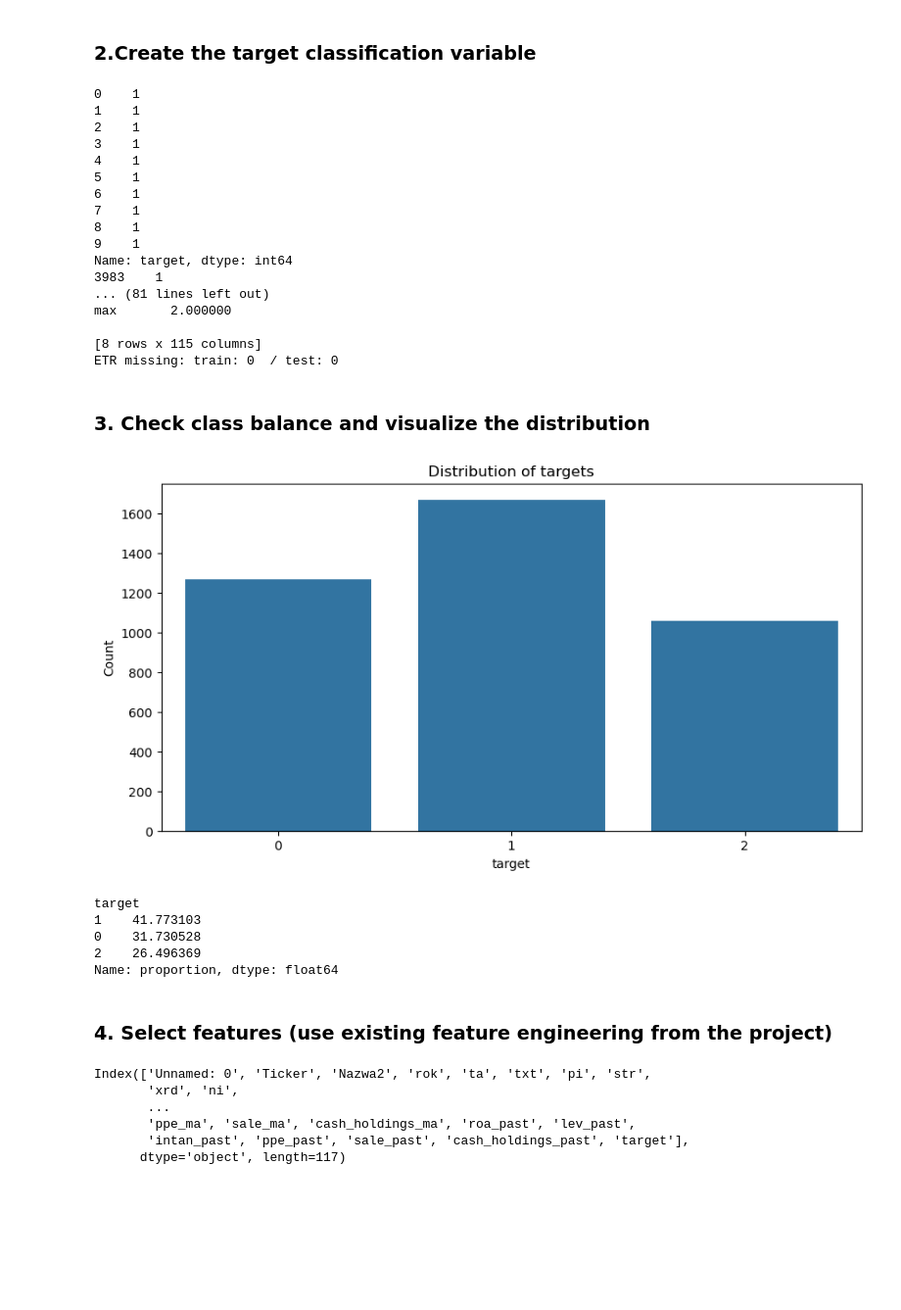
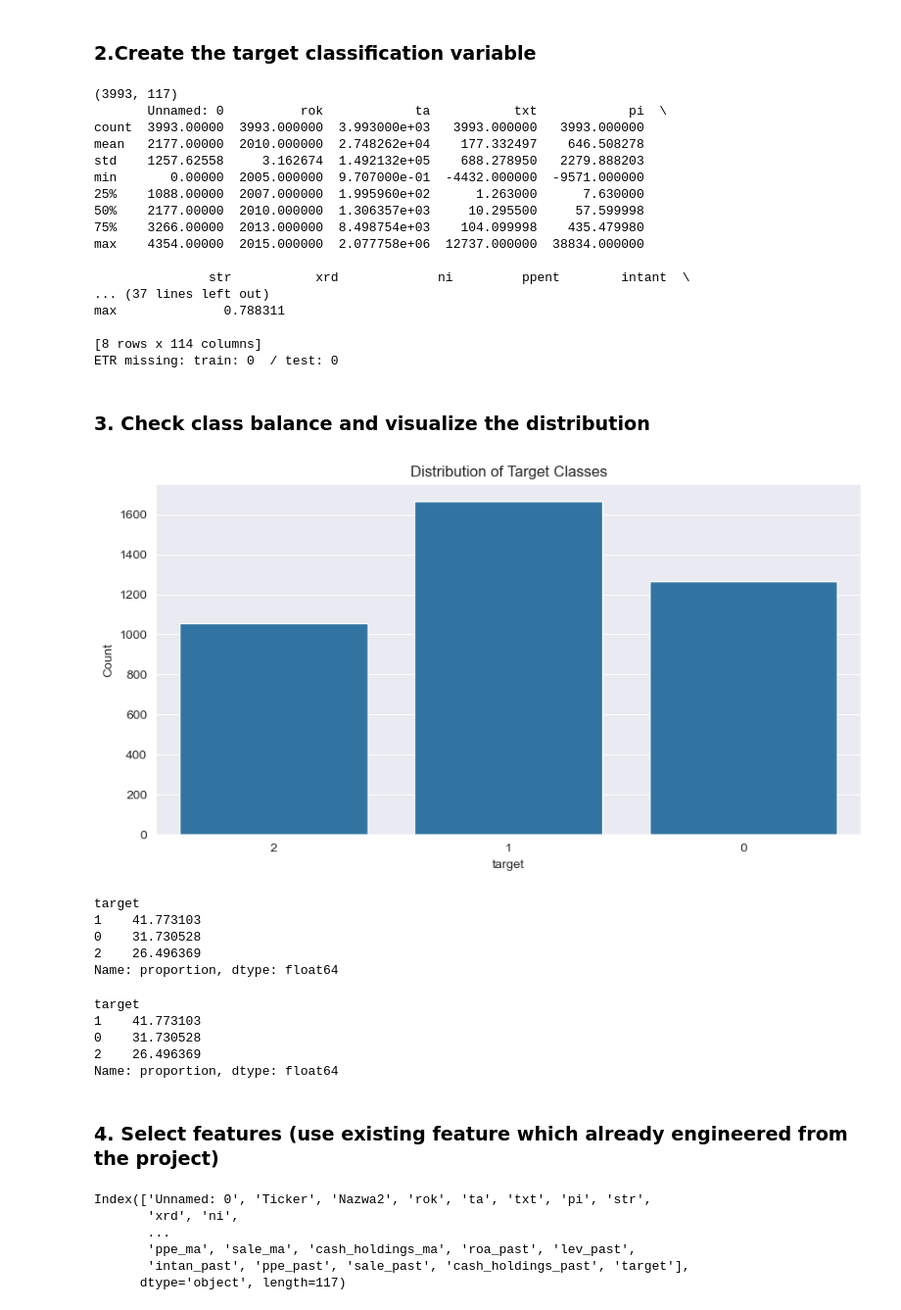
Before and after one commit to s-taha0609/hw, a Jupyter notebook: notebooks/Classification_Task.ipynb, the cells around one changed output. Shown at 98% size. Drawn from its saved outputs; the diff is of its cells as text; code cells hidden in the pictures; blank space fills up the shorter version.

```diff
--- a/notebooks/Classification_Task.ipynb
+++ b/notebooks/Classification_Task.ipynb
@@ -33,24 +48,14 @@ memory usage: 329.1+ KB
 ### 2.Create the target classification variable
 # %%
 def create_target(df):
-    etr_classification = []
 
+    bins = [-np.inf, 0.15, 0.25, np.inf]
+    labels = [2, 1, 0]
 
-    for col in df['etr']:
-        if col > 0.25:
-            etr_classification.append(0)
-        if (col <= 0.25) & (col > 0.15):
-            etr_classification.append(1)
-        if col <= 0.15:
-            etr_classification.append(2)
+    df_copy = df.copy()
+    df_copy['target'] = pd.cut(df_copy['etr'], bins=bins, labels=labels)
 
-    df['target'] = etr_classification
-
-
-    print(df['target'].head(10))
-    print(df['target'].tail(10))
-
-    return df.copy()
+    return df_copy
 # %%
 train_fe = create_target(train_fe)
 test_fe = create_target(test_fe)
@@ -59,32 +64,38 @@ print(train_fe.describe())
 
 print("ETR missing: train:", train_fe['etr'].isna().sum(), " / test:", test_fe['etr'].isna().sum())
 # %% [output]
-0    1
-1    1
-2    1
-3    1
-4    1
-5    1
-6    1
-7    1
-8    1
-9    1
-Name: target, dtype: int64
-3983    1
-... (81 lines left out)
-max       2.000000
+(3993, 117)
+       Unnamed: 0          rok            ta           txt            pi  \
+count  3993.00000  3993.000000  3.993000e+03   3993.000000   3993.000000
+mean   2177.00000  2010.000000  2.748262e+04    177.332497    646.508278
+std    1257.62558     3.162674  1.492132e+05    688.278950   2279.888203
+min       0.00000  2005.000000  9.707000e-01  -4432.000000  -9571.000000
+25%    1088.00000  2007.000000  1.995960e+02      1.263000      7.630000
+50%    2177.00000  2010.000000  1.306357e+03     10.295500     57.599998
+75%    3266.00000  2013.000000  8.498754e+03    104.099998    435.479980
+max    4354.00000  2015.000000  2.077758e+06  12737.000000  38834.000000
 
-[8 rows x 115 columns]
+               str           xrd             ni         ppent        intant  \
+... (37 lines left out)
+max              0.788311
+
+[8 rows x 114 columns]
 ETR missing: train: 0  / test: 0
 # %% [markdown]
 ### 3. Check class balance and visualize the distribution
 # %%
-plt.figure(figsize = (10,5))
-ax = sns.countplot(x = 'target', data = train_fe)
-ax.set(ylabel = 'Count', title = 'Distribution of targets')
+plt.figure(figsize=(10, 5))
+ax = sns.countplot(x='target', data=train_fe)
+ax.set(ylabel='Count', title='Distribution of Target Classes')
 plt.show()
+print(train_fe['target'].value_counts(normalize=True) * 100)
 # %% [output]
-[figure, old version]
+[figure, new version]
+target
+1    41.773103
+0    31.730528
+2    26.496369
+Name: proportion, dtype: float64
 # %%
 print(train_fe['target'].value_counts(normalize=True) * 100)
 # %% [output]
@@ -94,7 +105,7 @@ target
 2    26.496369
 Name: proportion, dtype: float64
 # %% [markdown]
-### 4. Select features (use existing feature engineering from the project)
+### 4. Select features (use existing feature which already engineered from the project)
 # %%
 print(train_fe.columns)
 train_fe
```
Also changed, not shown: parts of 28 cells of this notebook, 3 other files.
